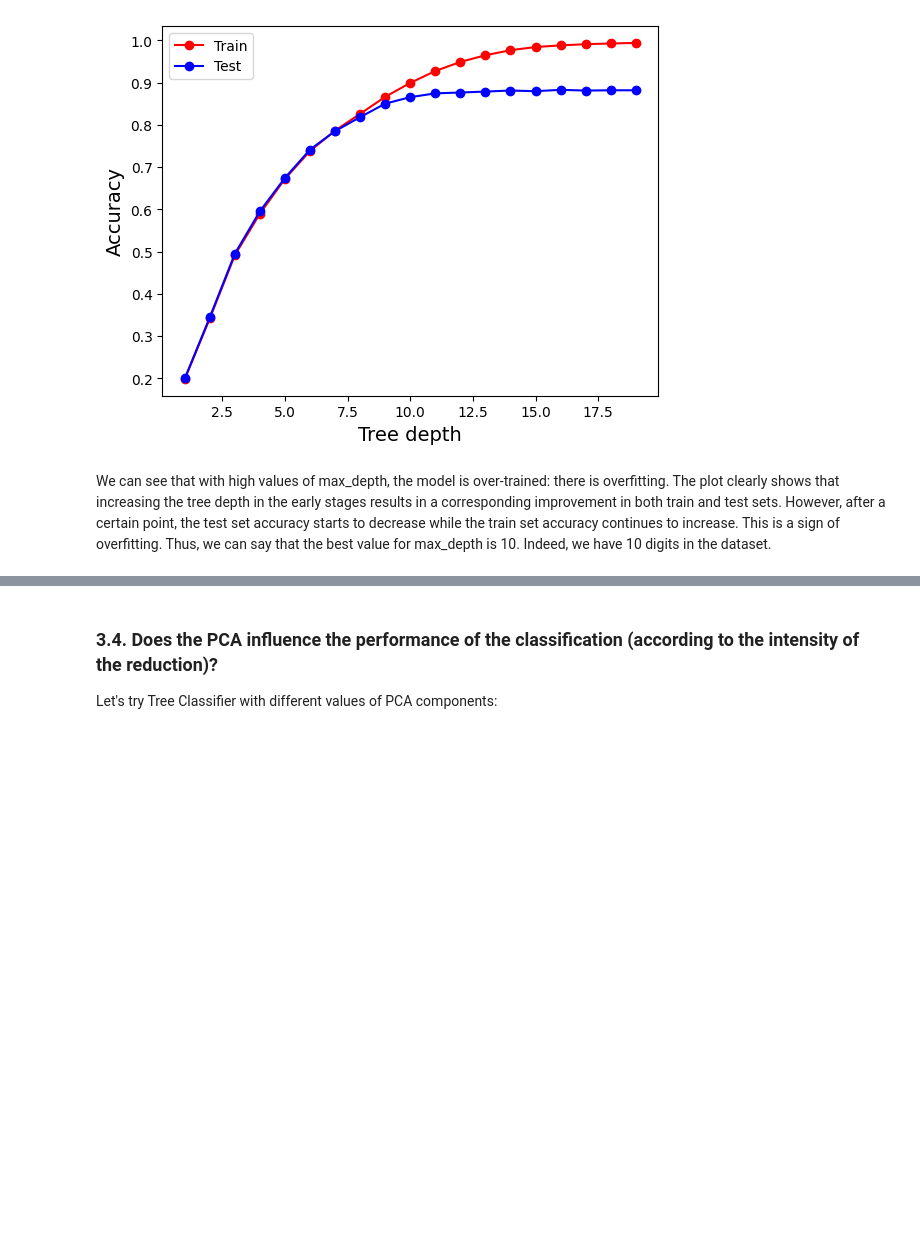
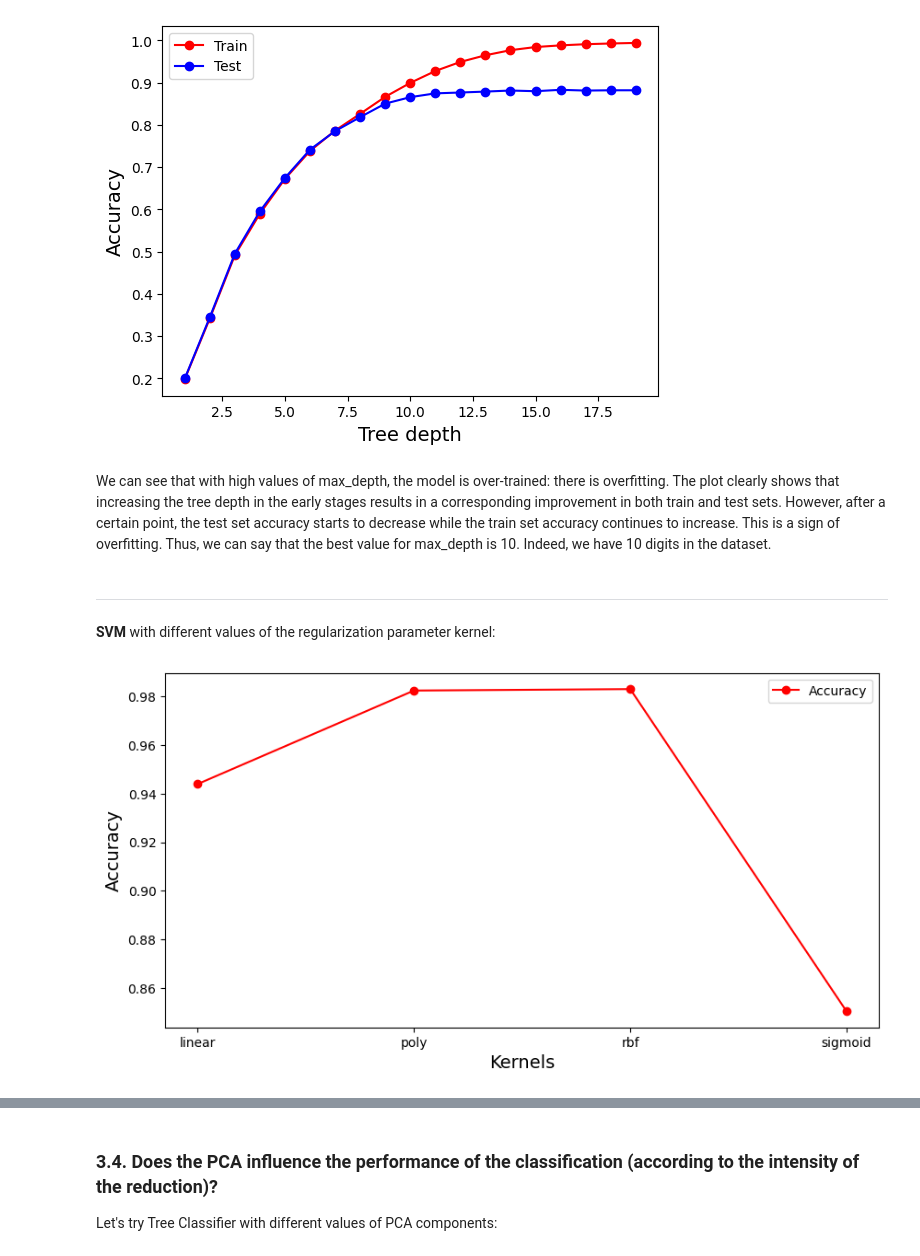
Before and after one commit to CharrierTim/Machine-Learning, a Jupyter notebook: Rapport TD1.ipynb, the cells around one changed output, grey strips where cells are left out. Cells and saved outputs as stored; diff of their text form; code cells hidden in the pictures; blank space fills up the shorter version.

```diff
--- a/Rapport TD1.ipynb
+++ b/Rapport TD1.ipynb
@@ -397,3 +399,21 @@ plt.show()
 [figure]
 # %% [markdown]
 We can see that with high values of max_depth, the model is over-trained: there is overfitting. The plot clearly shows that increasing the tree depth in the early stages results in a corresponding improvement in both train and test sets. However, after a certain point, the test set accuracy starts to decrease while the train set accuracy continues to increase. This is a sign of overfitting. Thus, we can say that the best value for max_depth is 10. Indeed, we have 10 digits in the dataset.
+# %% [markdown]
+---
+**SVM** with different values of the regularization parameter kernel:
+# %%
+# The function is defined in the file Lib.py
+K = ['linear', 'poly', 'rbf', 'sigmoid']
+
+Accuracy_list = Lib.SVC_kernels(K)
+
+# Plot the accuracy_score for different kernels
+plt.figure(figsize=(10, 5))
+plt.plot(K, Accuracy_list, '-o', label='Accuracy', color='red')
+plt.xlabel('Kernels', fontsize=14)
+plt.ylabel('Accuracy', fontsize=14)
+plt.legend()
+plt.show()
+# %% [output]
+[figure, added]
```
Also changed, not shown: parts of 4 cells of this notebook, 2 other files.
